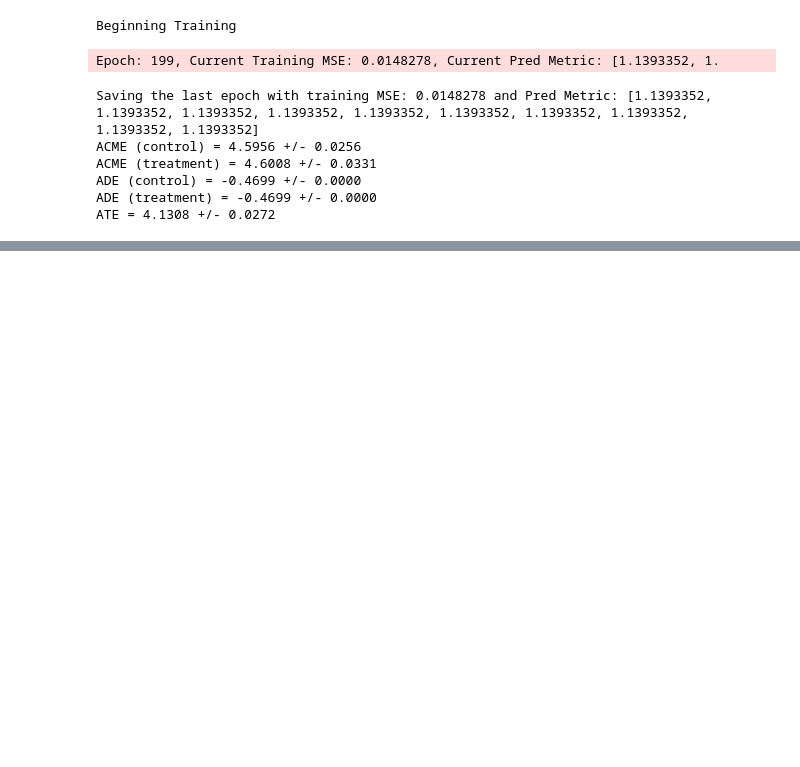
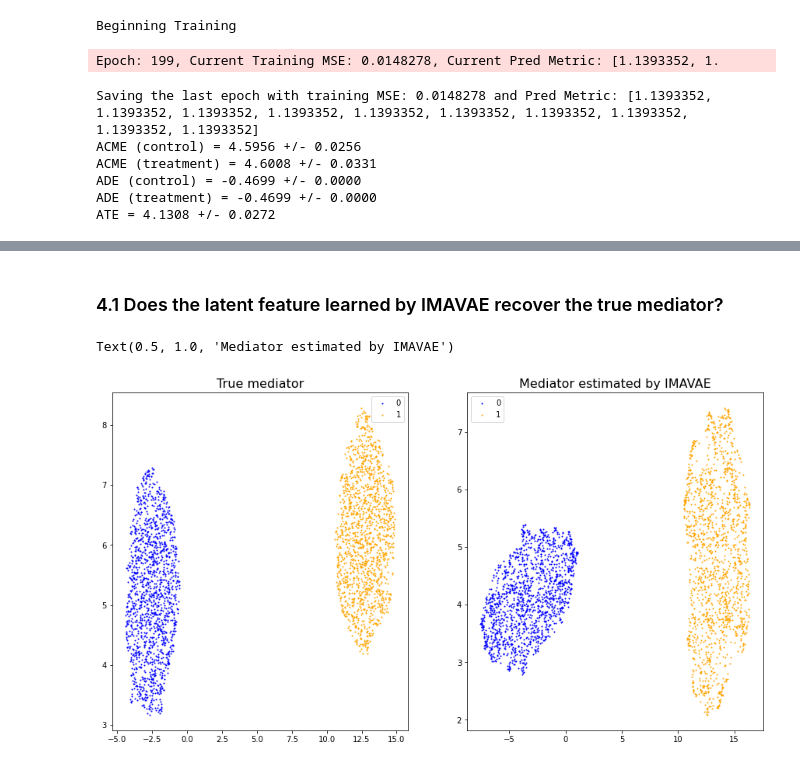
Before and after one commit to jzy95310/IMAVAE, a Jupyter notebook: experiments/sync_data_exp.ipynb, the cells around one changed output, grey strips where cells are left out. Drawn from its saved outputs; the diff is of its cells as text; code cells hidden in the pictures; blank space fills up the shorter version.

```diff
--- a/experiments/sync_data_exp.ipynb
+++ b/experiments/sync_data_exp.ipynb
@@ -130,0 +198,18 @@ Text(0.5, 1.0, 'Mediator estimated by CMVAE')
+# %%
+imavae = IMAVAE(n_components=10, n_sup_networks=10, n_hidden_layers=1, hidden_dim=25,
+               optim_name='AdamW', weight_decay=0.0, recon_weight=1.0, elbo_weight=1.0)
+XT = np.concatenate([T,X], axis=1)
+_ = imavae.fit(
+    M, XT, Y,
+    lr=1e-5, n_epochs=200, pretrain=False, verbose=True
+)
+acme_c_mean, acme_c_std = imavae.acme_score(XT, treatment=False)
+acme_t_mean, acme_t_std = imavae.acme_score(XT, treatment=True)
+ade_c_mean, ade_c_std = imavae.ade_score(XT, treatment=False)
+ade_t_mean, ade_t_std = imavae.ade_score(XT, treatment=True)
+ate_mean, ate_std = imavae.ate_score(XT)
+print("ACME (control) = {:.4f} +/- {:.4f}".format(acme_c_mean, acme_c_std))
+print("ACME (treatment) = {:.4f} +/- {:.4f}".format(acme_t_mean, acme_t_std))
+print("ADE (control) = {:.4f} +/- {:.4f}".format(ade_c_mean, ade_c_std))
+print("ADE (treatment) = {:.4f} +/- {:.4f}".format(ade_t_mean, ade_t_std))
+print("ATE = {:.4f} +/- {:.4f}".format(ate_mean, ate_std))
@@ -130,0 +225,26 @@ Text(0.5, 1.0, 'Mediator estimated by CMVAE')
+# %% [markdown]
+### 4.1 Does the latent feature learned by IMAVAE recover the true mediator?
+# %%
+reducer_true, reducer_imavae = umap.UMAP(), umap.UMAP()
+embedding_true = reducer_true.fit_transform(Z_m)
+with torch.no_grad():
+    t0, t1 = torch.zeros(N, 1), torch.ones(N, 1)
+    t0, t1 = torch.cat([t0, torch.tensor(X).float()], dim=1), torch.cat([t1, torch.tensor(X).float()], dim=1)
+    z_m0 = imavae.prior_dist.sample(*imavae.ivae.prior_params(t0))
+    z_m1 = imavae.prior_dist.sample(*imavae.ivae.prior_params(t1))
+    z_m = torch.stack([z_m0[i,:] if T[i,0] == 0 else z_m1[i,:] for i in range(N)])
+embedding_imavae = reducer_imavae.fit_transform(np.array(z_m))
+
+c_dict = {0: 'blue', 1: 'orange'}
+fig, axs = plt.subplots(1, 2, figsize=(15,8))
+for g in np.unique(T.squeeze()):
+    i = np.where(T.squeeze() == g)
+    axs[0].scatter(embedding_true[i,0], embedding_true[i,1], c=c_dict[g], label=g, s=1)
+    axs[1].scatter(embedding_imavae[i,0], embedding_imavae[i,1], c=c_dict[g], label=g, s=1)
+axs[0].legend()
+axs[0].set_title("True mediator", size=16)
+axs[1].legend()
+axs[1].set_title("Mediator estimated by IMAVAE", size=16)
+# %% [output]
+Text(0.5, 1.0, 'Mediator estimated by IMAVAE')
+[figure, added]
```
Also changed, not shown: parts of 15 cells of this notebook, 2 other files.
